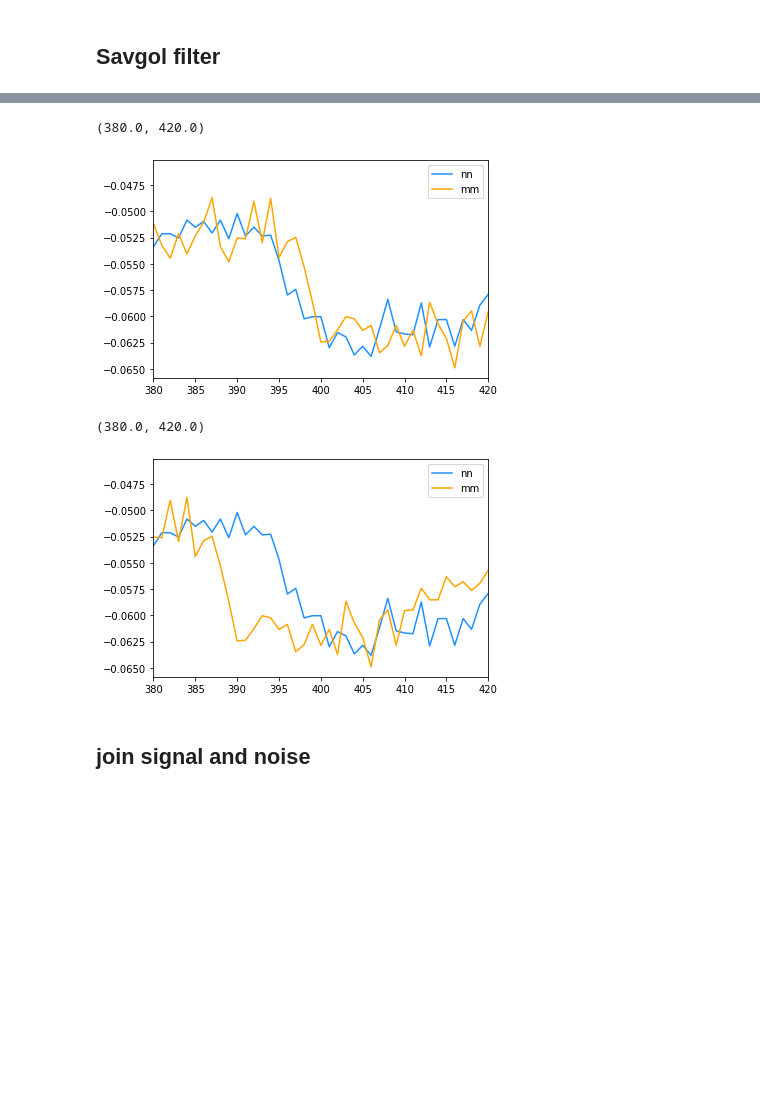
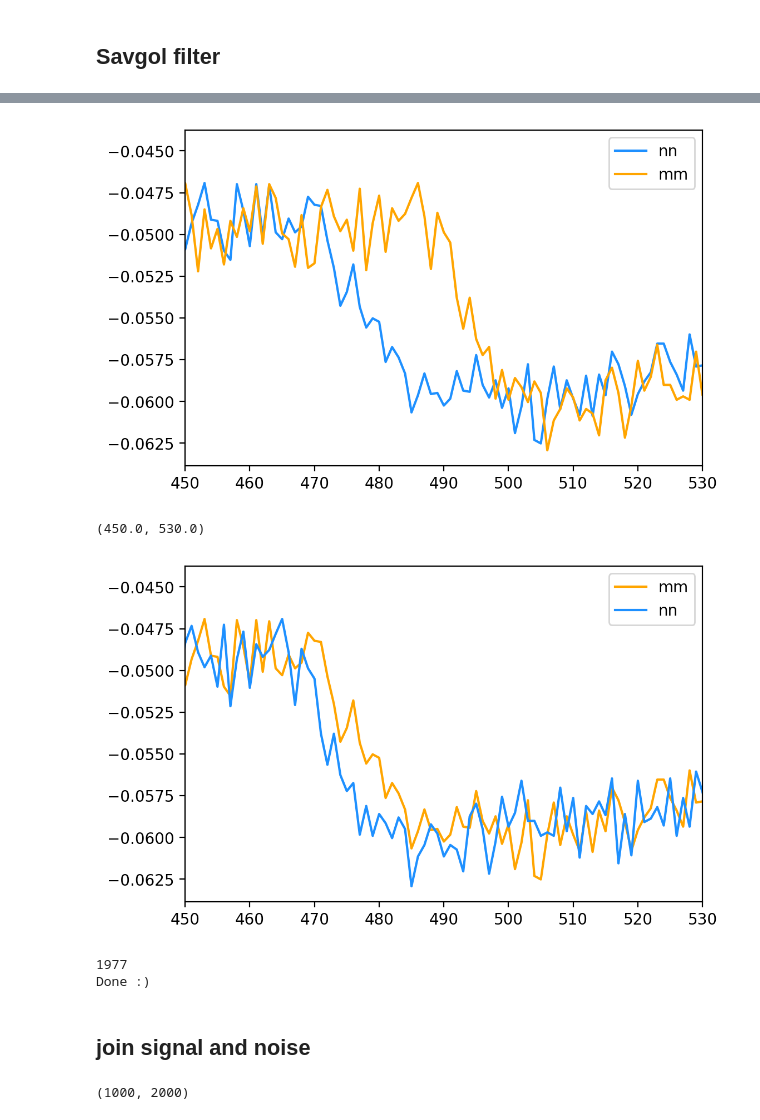
Before and after one commit to biqute/QTLab2122, a Jupyter notebook: SingleIRsource/scripts/analysis.ipynb, the cells around one changed output, grey strips where cells are left out. Cells and saved outputs as stored; diff of their text form; code cells hidden in the pictures; blank space fills up the shorter version.

```diff
--- a/SingleIRsource/scripts/analysis.ipynb
+++ b/SingleIRsource/scripts/analysis.ipynb
@@ -104,0 +144,10 @@ plt.show()
+# %%
+path = '../data/raw/cont_acq/'
+file_name = 'cont_acq_060522_183654'
+file = path + file_name + '.h5'
+
+import json
+with open(path + 'config_' + file_name + '.json', 'r') as f:
+    config = json.load(f)
+
+I1, Q1, I2, Q2 = get_hdf5_2(file)
@@ -155,6 +234,6 @@ plt.scatter(np.linspace(0,len(Q[0])-1,len(Q[0])),Q[0], marker='.')
 # %%
 #upload data
 path  = '../data/raw/edge_acq/'
-file = 'acq_060522_174423.h5' #os.listdir(path)
+file = 'acq_060522_180656.h5'  #os.listdir(path)
 
 I1, Q1, t1, I2, Q2, t2 = get_hdf5_time(path + file)
@@ -168,7 +251,8 @@ plt.plot(Q1[0])
 # %%
 # apply the trigger and plot results
 # a histogram of the signals start indexes
-indexes = np.array(derivative_trigger_matrix(Q1, window_ma=9, wl=60, poly=4, polarity=-1))
+window_ma = 20
+indexes = np.array(derivative_trigger_matrix(Q1, window_ma=window_ma, wl=60, poly=4, polarity=-1))
 #indexes.sort()
 plt.hist(indexes, bins = 20)
 plt.show()
@@ -235,12 +299,17 @@ plt.show()
 # %%
 # plot the two most distant signals
+plt.figure(dpi=200)
 plt.plot(Q1[nn], label = 'nn', color = 'dodgerblue')
 plt.plot(Q1[mm], label = 'mm', color = 'orange')
+"""q=np.zeros(np.shape(Q1[0]))
+for i in range(len(Q1)):
+    q = q + Q1[i]
+plt.plot(q/len(Q1))"""
 plt.legend()
-plt.xlim(380,420)
+plt.xlim(450,530)
+plt.show()
 # %% [output]
-(380.0, 420.0)
-[figure, old version]
+[figure, new version]
 # %%
 # apply savgol to them
 delta = (indexes - indexes.min()).astype(int)
@@ -253,13 +322,47 @@ for i in range(len(Q1)):
     new_Q1.append(Q1[i][delta[i]:end[i]])
 # %%
 # plot them again and see the magic
-plt.plot(new_Q1[nn], label = 'nn', color = 'dodgerblue')
-plt.plot(new_Q1[mm], label = 'mm', color = 'orange')
+plt.figure(dpi=200)
+plt.plot(new_Q1[nn], label = 'mm', color = 'orange')
+plt.plot(new_Q1[mm], label = 'nn', color = 'dodgerblue')
 plt.legend()
-plt.xlim(380,420)
+plt.xlim(450,530)
 # %% [output]
-(380.0, 420.0)
+(450.0, 530.0)
-[figure, old version]
+[figure, new version]
+# %%
+# if happy with the results, save them. Here or with the dedicated script (savgol_filter.py)
+I1, Q1, t1, I2, Q2, t2 = get_hdf5_time(path + file)
+
+# apply savgol filter and derivative trigger to align the wfms
+indexes = np.array(derivative_trigger_matrix(Q1, window_ma=window_ma, wl=60, poly=4, polarity=-1)) # choose whether to use I or Q for the savgol filter and choose parameters
+
+#print(indexes)
+# code to align the samples
+# e.g. take the first entry as a reference and move the other
+delta = (indexes - indexes.min()).astype(int)
+end = (indexes - indexes.max() - 1).astype(int)
+
+print(len(I1[0][delta[0]:end[0]]))
+
+# at the end it's necessary to cut the samples to have them all of the same length
+# - 1 in end needed to avoid Q[i][sth:0] that happened when indexes=indexes.max()
+# and returned an empty array
+new_I1, new_Q1, new_I2, new_Q2 = [], [], [], []
+
+#np.where
+for i in range(len(I1)):
+    new_I1.append(I1[i][delta[i]:end[i]])
+    new_Q1.append(Q1[i][delta[i]:end[i]])
+    new_I2.append(I2[i][delta[i]:end[i]])
+    new_Q2.append(Q2[i][delta[i]:end[i]])
+
+# use storage hdf5 from utils to store the new matrices
+storage_hdf5(path + 'savgol_' + file, 'i_signal_ch0', new_I1, 'q_signal_ch0', new_Q1, 'timestamp_ch0', t1, 'i_signal_ch1', new_I2, 'q_signal_ch1', new_Q2, 'timestamp_ch1', t2)
+print('Done :)')
+# %% [output]
+1977
+Done :)
 # %% [markdown]
 ## join signal and noise
 # %%
@@ -272,6 +375,10 @@ path2  = '../data/raw/edge_acq/'
 file2 = 'noise_060522_183913.h5' #os.listdir(path)
 
 NI1, NQ1, Nt1, NI2, NQ2, Nt2 = get_hdf5_time(path2 + file2)
+# %%
+np.array(NI1[:,:len(I1[0])]).shape
+# %% [output]
+(1000, 2000)
 # %%
 a = np.concatenate((np.array(I1), np.array(NI1[:,:len(I1[0])])), axis=0)
 b = np.concatenate((np.array(Q1), np.array(NQ1[:,:len(I1[0])])), axis=0)
```
Also changed, not shown: parts of 24 cells of this notebook, 5 other files.
